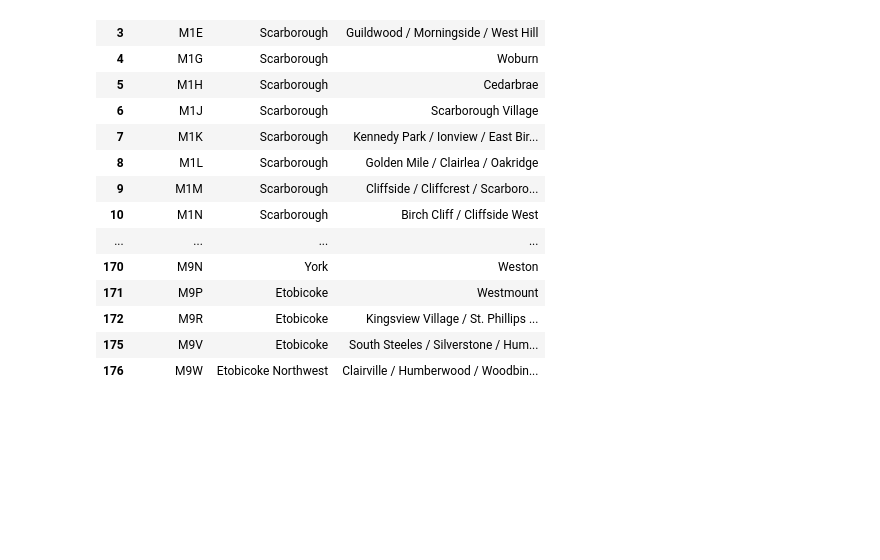
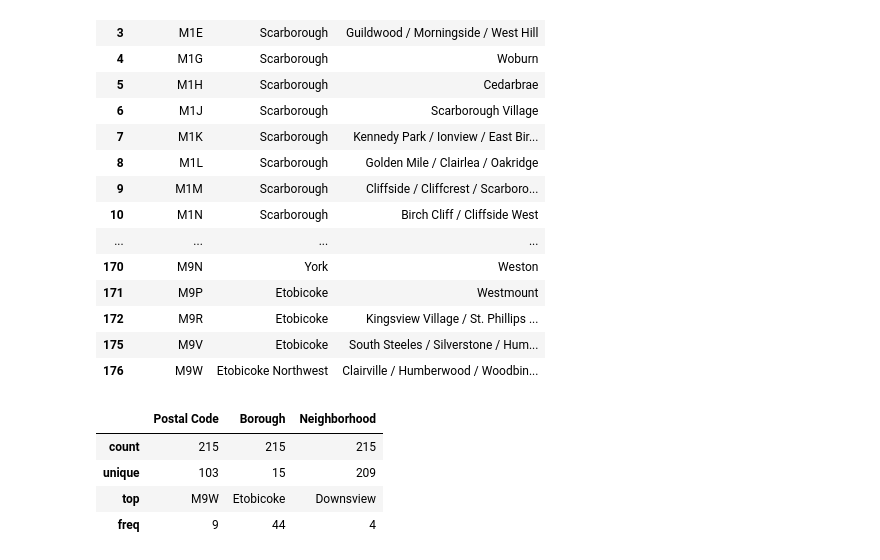
Before and after one commit to Dhruvi267/Market_segment, a Jupyter notebook: market-segmentation.ipynb, the cells around one changed output. Cells and saved outputs as stored; diff of their text form; code cells hidden in the pictures; blank space fills up the shorter version.

```diff
--- a/market-segmentation.ipynb
+++ b/market-segmentation.ipynb
@@ -140,3 +118,11 @@ toronto
 | 172 | M9R | Etobicoke | Kingsview Village / St. Phillips ... |
 | 175 | M9V | Etobicoke | South Steeles / Silverstone / Hum... |
 | 176 | M9W | Etobicoke Northwest | Clairville / Humberwood / Woodbin... |
+# %%
+toronto_df.describe()
+# %% [output]
+|  | Postal Code | Borough | Neighborhood |
+| count | 215 | 215 | 215 |
+| unique | 103 | 15 | 209 |
+| top | M9W | Etobicoke | Downsview |
+| freq | 9 | 44 | 4 |
```
Also changed, not shown: parts of 3 cells of this notebook.
